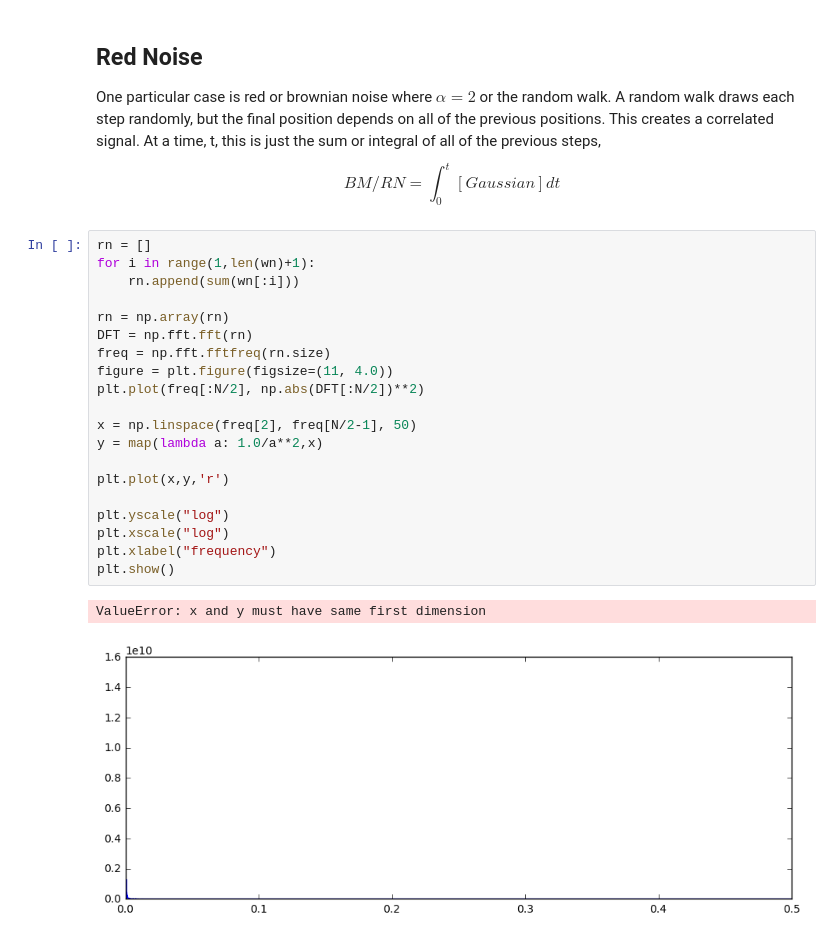
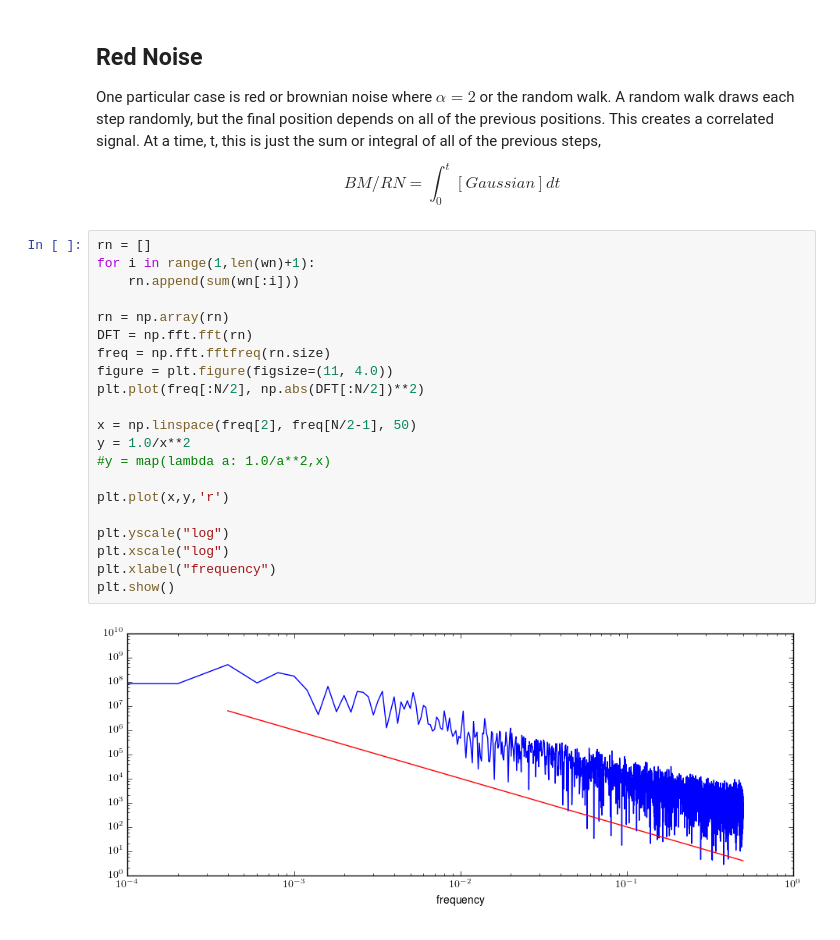
Before and after one commit to astroJeff/SMAC, a Jupyter notebook: Week_21/Noise Solutions.ipynb, the cells around one changed output. Cells and saved outputs as stored; diff of their text form.

```diff
--- a/Week_21/Noise Solutions.ipynb
+++ b/Week_21/Noise Solutions.ipynb
@@ -48,26 +48,26 @@ $$ BM/RN = \int_0^t [Gaussian] dt$$
 # %%
 rn = []
 for i in range(1,len(wn)+1):
     rn.append(sum(wn[:i]))
 
 rn = np.array(rn)
 DFT = np.fft.fft(rn)
 freq = np.fft.fftfreq(rn.size)
 figure = plt.figure(figsize=(11, 4.0))
 plt.plot(freq[:N/2], np.abs(DFT[:N/2])**2)
 
 x = np.linspace(freq[2], freq[N/2-1], 50)
-y = map(lambda a: 1.0/a**2,x)
+y = 1.0/x**2
+#y = map(lambda a: 1.0/a**2,x)
 
 plt.plot(x,y,'r')
 
 plt.yscale("log")
 plt.xscale("log")
 plt.xlabel("frequency")
 plt.show()
 # %% [output]
-ValueError: x and y must have same first dimension
-[figure, old version]
+[figure, new version]
 # %% [markdown]
 ## Other Types of Noise (Pink)
 
```
Also changed, not shown: parts of 2 cells of this notebook.
